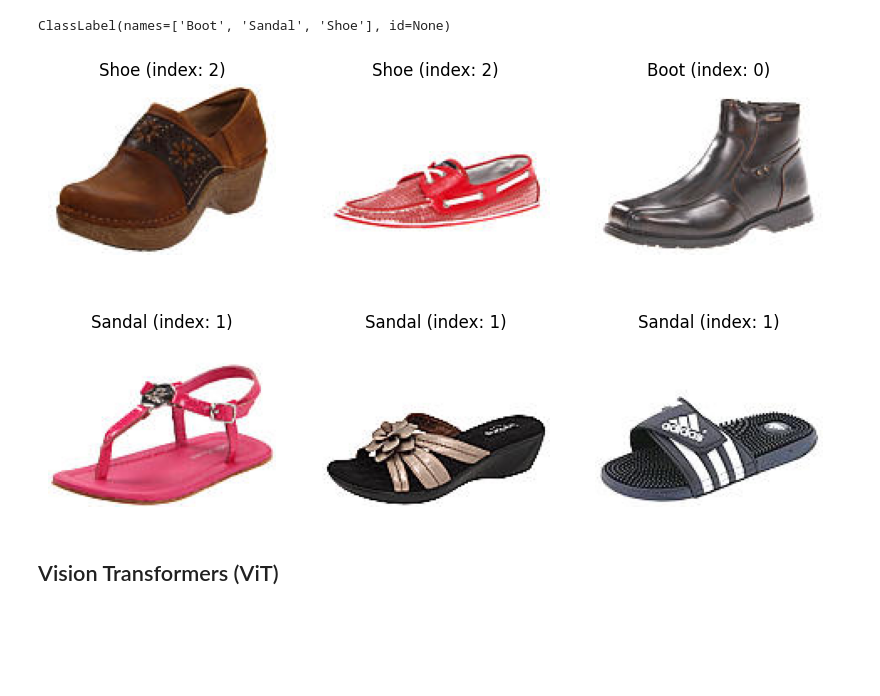
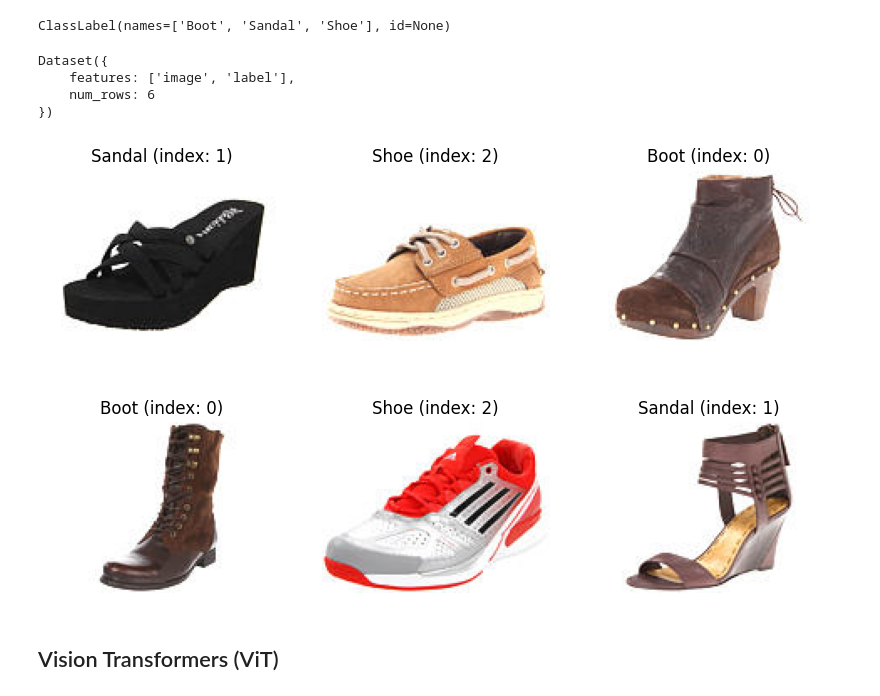
Before and after one commit to ssime-git/transformers_hugging_face, a Jupyter notebook: notebook/shoe_boot_sandal_classification.ipynb, the cells around one changed output. Drawn from its saved outputs; the diff is of its cells as text; code cells hidden in the pictures; blank space fills up the shorter version.

```diff
--- a/notebook/shoe_boot_sandal_classification.ipynb
+++ b/notebook/shoe_boot_sandal_classification.ipynb
@@ -148,26 +148,33 @@ datasets['train'].select(range(6))[5]['image']
 datasets['train'].features['label']
 # %% [output]
 ClassLabel(names=['Boot', 'Sandal', 'Shoe'], id=None)
+# %%
+datasets['train'].select(range(6, 12))
+# %% [output]
+Dataset({
+    features: ['image', 'label'],
+    num_rows: 6
+})
 # %%
 # plot samples
 def plot_samples(samples, labels):
     # the pointer variable is used to keep track of the current index of the samples
     pointer = 0
 
     fig, ax = plt.subplots(2, 3, sharex=True, sharey=True, figsize=(10,6))
     for i in range(2):
         for j in range(3):
             ax[i,j].imshow(samples[pointer]['image'])
             ax[i,j].set_title(f"{labels[samples[pointer]['label']]} (index: {samples[pointer]['label']})")
             ax[i,j].axis('off')
             pointer+=1
 
     plt.show()
 
 # Call the function
-plot_samples(datasets['train'].select(range(6)), labels)
+plot_samples(datasets['train'].select(range(6, 12)), labels)
 # %% [output]
-[figure, old version]
+[figure, new version]
 # %% [markdown]
 ## Vision Transformers (ViT)
 # %%
```
Also changed, not shown: parts of 24 cells of this notebook, 3 other files.
